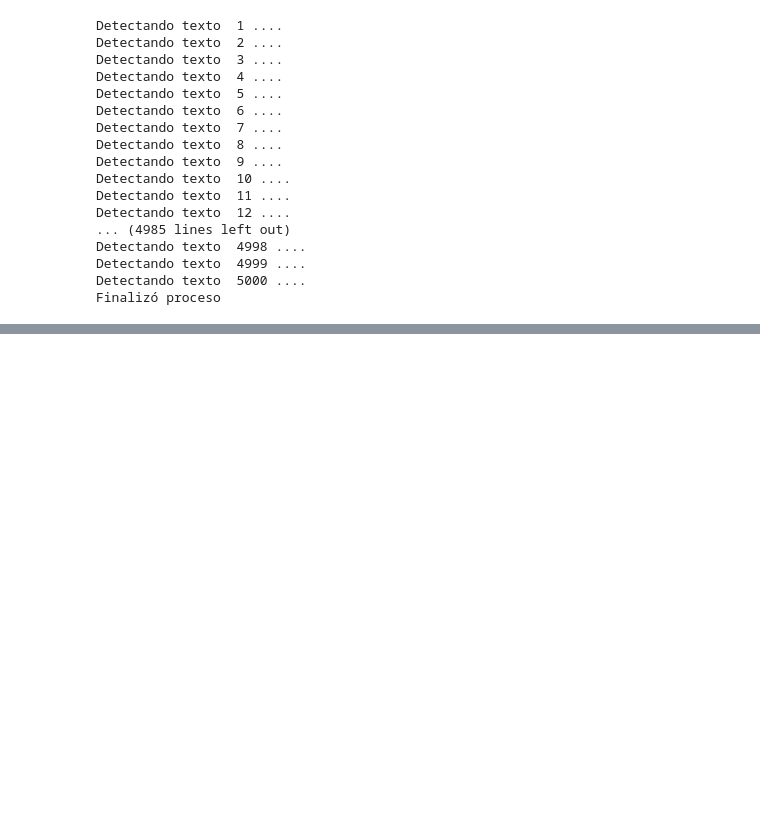
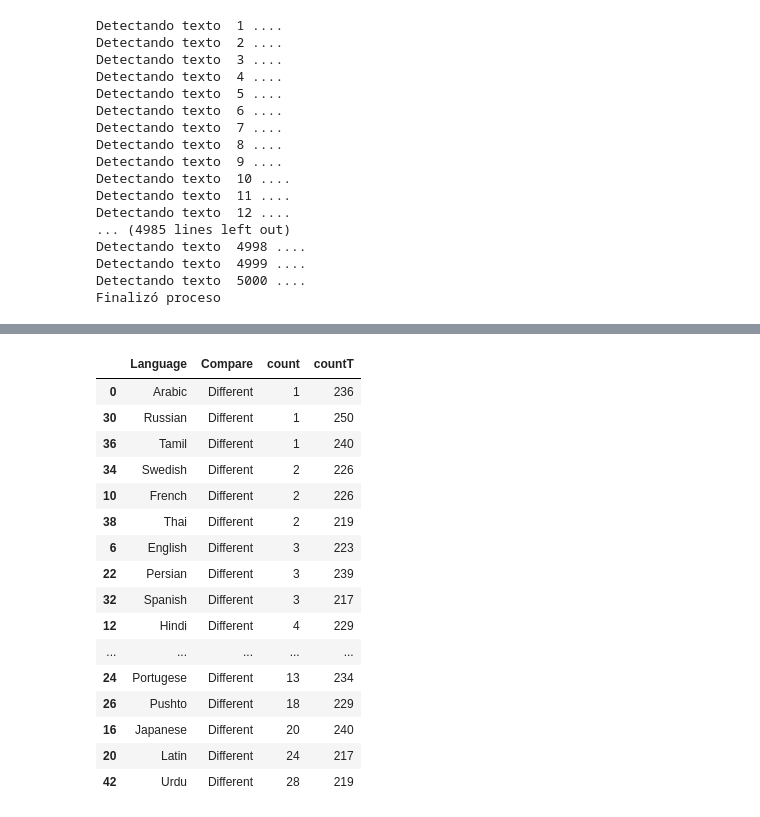
Before and after one commit to celopez74/LanguageDetectionElasticsearch, a Jupyter notebook: ElasticSerach_ingestnode.ipynb, the cells around one changed output, grey strips where cells are left out. Drawn from its saved outputs; the diff is of its cells as text; code cells hidden in the pictures; blank space fills up the shorter version.

```diff
--- a/ElasticSerach_ingestnode.ipynb
+++ b/ElasticSerach_ingestnode.ipynb
@@ -120,0 +168,28 @@ Finalizó proceso
+# %%
+count = results.groupby(['Language']).size().reset_index(name="count")
+count = count.sort_values('count',ascending=True)
+countT['countT'] = countT['count'].groupby(countT['Language']).transform('sum')
+countT = countT[countT.Compare == 'Different']
+countT = countT.sort_values('count',ascending=True)
+
+#Formatear el dataframe en formato html
+from IPython.core.display import HTML
+HTML(countT.to_html(classes='table table-stripped'))
+# %% [output]
+|  | Language | Compare | count | countT |
+| 0 | Arabic | Different | 1 | 236 |
+| 30 | Russian | Different | 1 | 250 |
+| 36 | Tamil | Different | 1 | 240 |
+| 34 | Swedish | Different | 2 | 226 |
+| 10 | French | Different | 2 | 226 |
+| 38 | Thai | Different | 2 | 219 |
+| 6 | English | Different | 3 | 223 |
+| 22 | Persian | Different | 3 | 239 |
+| 32 | Spanish | Different | 3 | 217 |
+| 12 | Hindi | Different | 4 | 229 |
+| ... | ... | ... | ... | ... |
+| 24 | Portugese | Different | 13 | 234 |
+| 26 | Pushto | Different | 18 | 229 |
+| 16 | Japanese | Different | 20 | 240 |
+| 20 | Latin | Different | 24 | 217 |
+| 42 | Urdu | Different | 28 | 219 |
```
Also changed, not shown: parts of 2 cells of this notebook.
